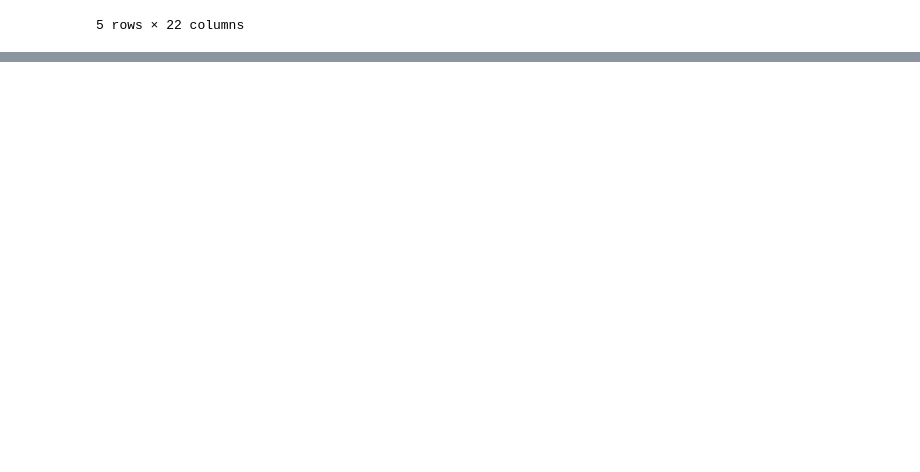
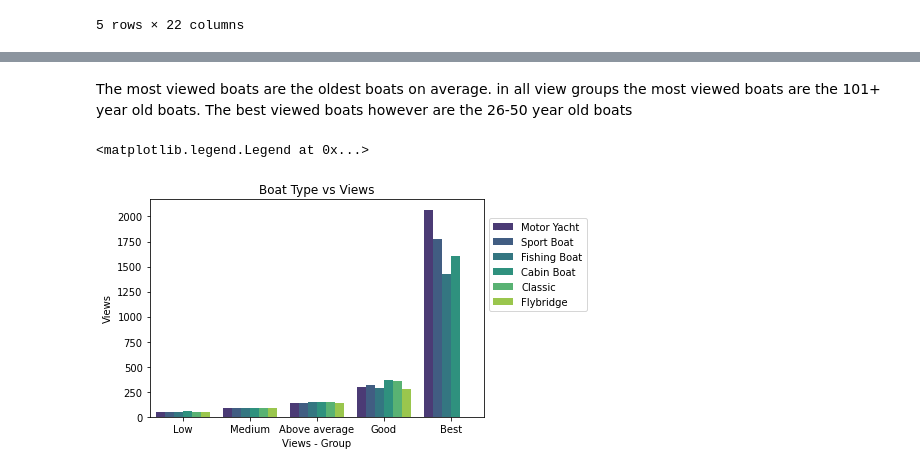
Before and after one commit to Estorko/Data-Analysis-Certification-Case-study-, a Jupyter notebook: DataCampCerf/DataCampCertf.ipynb, the cells around one changed output, grey strips where cells are left out. Cells and saved outputs as stored; diff of their text form; code cells hidden in the pictures; blank space fills up the shorter version.

```diff
--- a/DataCampCerf/DataCampCertf.ipynb
+++ b/DataCampCerf/DataCampCertf.ipynb
@@ -110,0 +130,12 @@ fig.legend(loc='center left',bbox_to_anchor=(1, 0.7))
+# %% [markdown]
+The most viewed boats are the oldest boats on average. in all view groups the most viewed boats are the 101+ year old boats. The best viewed boats however are the 26-50 year old boats
+# %%
+# Fig 3
+# 3.) Boat Type vs Views
+fig=sns.barplot(x='View_group',y='Number of views last 7 days',data=df,palette='viridis',hue='Boat Type-Main',hue_order=['Motor Yacht',
+'Sport Boat','Fishing Boat','Cabin Boat','Classic','Flybridge'],ci=False)
+fig.set(xlabel='Views - Group',ylabel='Views',title='Boat Type vs Views')
+fig.legend(loc='center left',bbox_to_anchor=(1, 0.7))
+# %% [output]
+<matplotlib.legend.Legend at 0x...>
+[figure, added]
```
Also changed, not shown: parts of 21 cells of this notebook.
